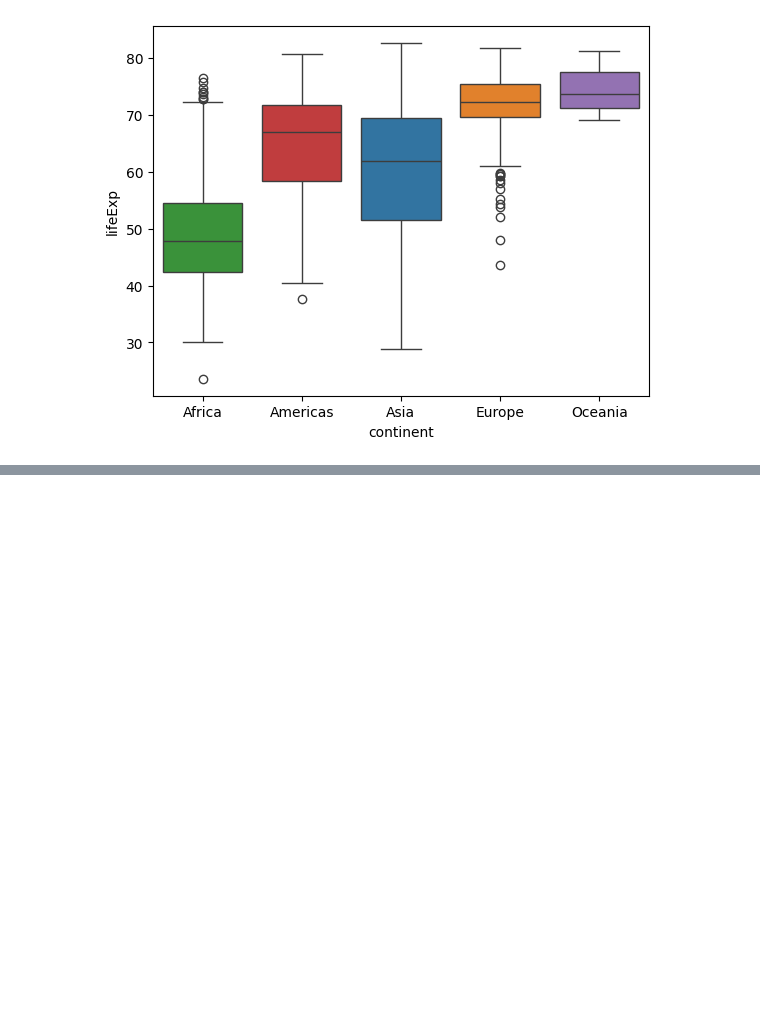
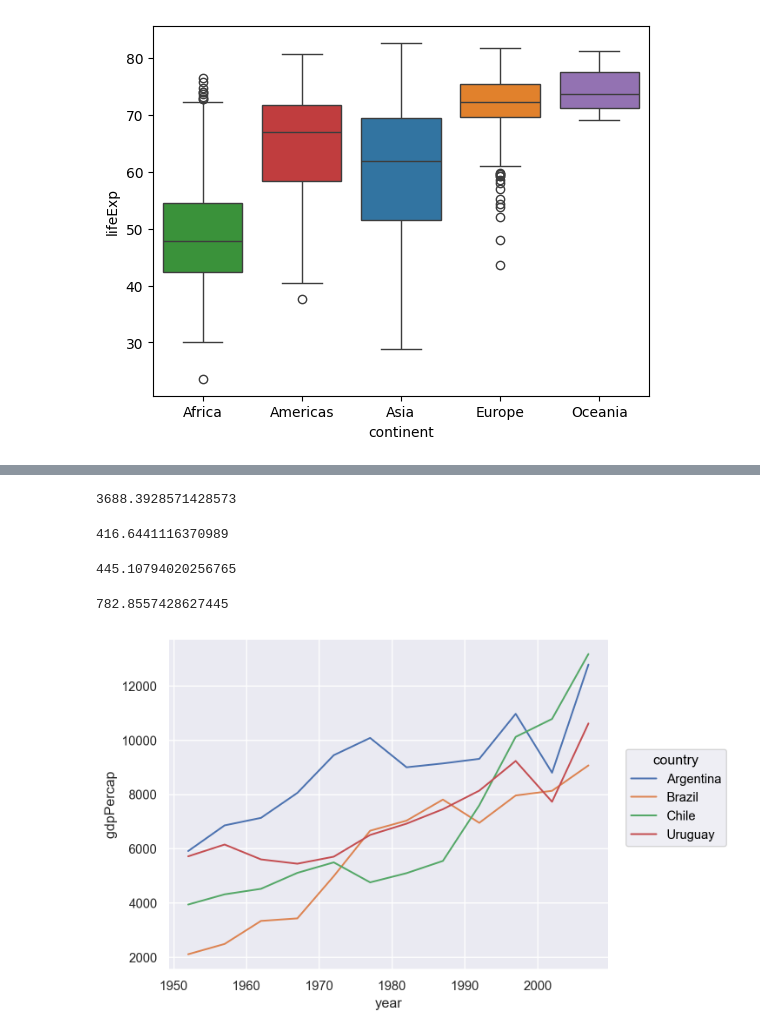
Before and after one commit to AnnBass23/LDD, a Jupyter notebook: P3 LDD/P3 LDD.ipynb, the cells around one changed output, grey strips where cells are left out. Cells and saved outputs as stored; diff of their text form; code cells hidden in the pictures; blank space fills up the shorter version.

```diff
--- a/P3 LDD/P3 LDD.ipynb
+++ b/P3 LDD/P3 LDD.ipynb
@@ -385,0 +412,4 @@ sns.boxplot(gapminder, x="continent", y="lifeExp", order=sorted(["Africa", "Amer
+# %%
+Adelie_Dream["body_mass_g"].mean()
+# %% [output]
+3688.3928571428573
@@ -385,0 +422,21 @@ sns.boxplot(gapminder, x="continent", y="lifeExp", order=sorted(["Africa", "Amer
+# %%
+Dream["body_mass_g"].std()
+# %% [output]
+416.6441116370989
+# %%
+Torgersen["body_mass_g"].std()
+# %% [output]
+445.10794020256765
+# %%
+Biscoe["body_mass_g"].std()
+# %% [output]
+782.8557428627445
+# %%
+datosParcial = gapminder[(gapminder["country"] == "Argentina")|(gapminder["country"] == "Brazil") | (gapminder["country"] == "Chile") | (gapminder["country"] == "Uruguay")]
+# %%
+(
+ so.Plot(data = datosParcial, x = "year", y = "gdpPercap", color = "country")
+ .add(so.Line())
+)
+# %% [output]
+[figure, added]
```
Also changed, not shown: parts of 8 cells of this notebook, 35 other files.
